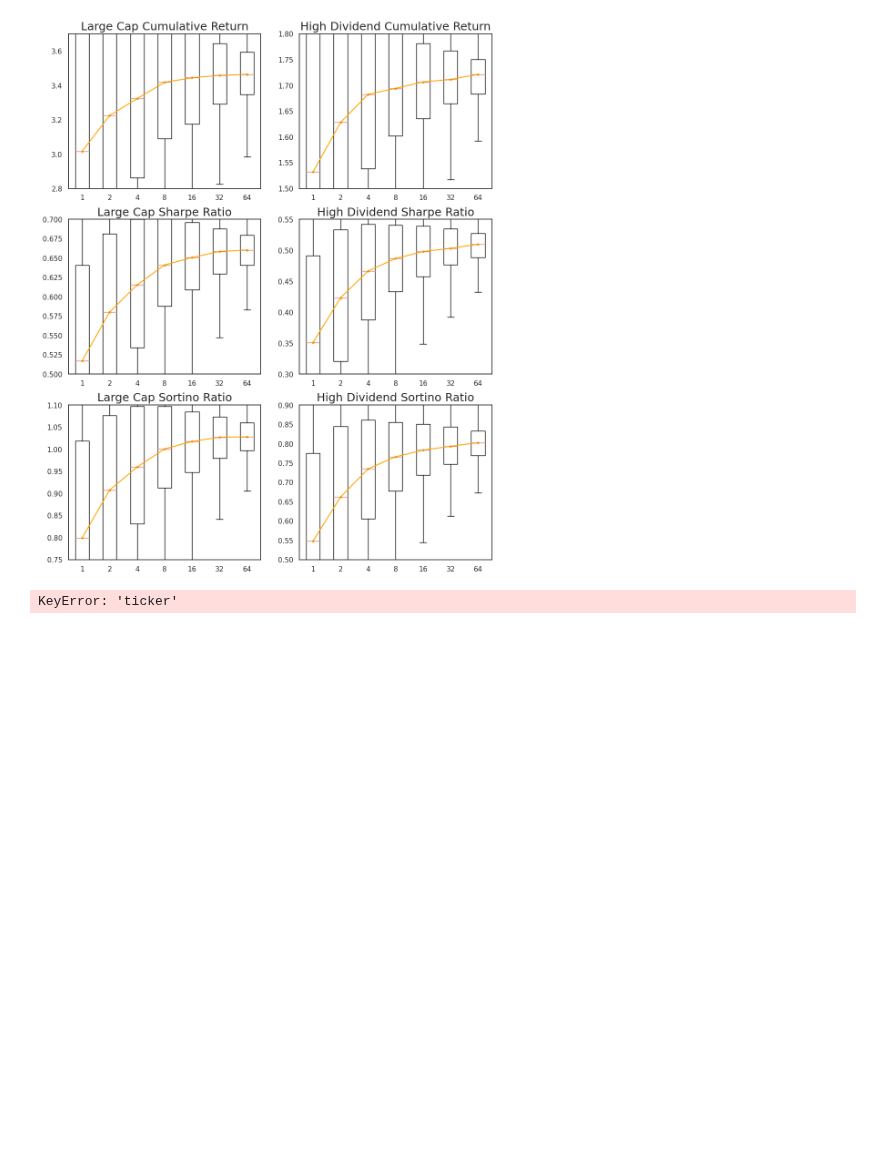
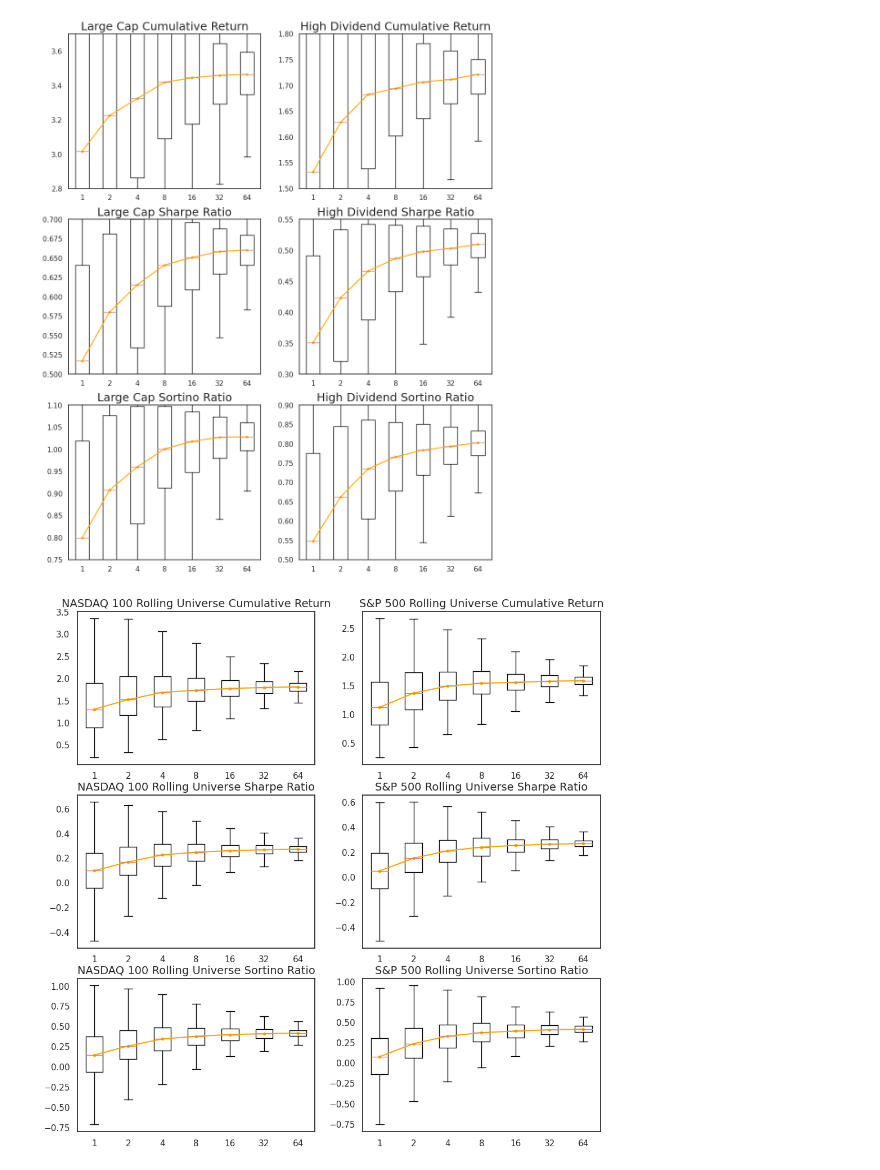
Before and after one commit to DSLwDE/DSLwDE, a Jupyter notebook: ensemble.ipynb, the cells around one changed output. Drawn from its saved outputs; the diff is of its cells as text; code cells hidden in the pictures; blank space fills up the shorter version.

Commit message:
update ensemble experiment visualization

```diff
--- a/ensemble.ipynb
+++ b/ensemble.ipynb
@@ -346,10 +346,8 @@ plt.show()
 # %%
 universes = ['universe7', 'universe8']
 # %%
-universe7_backtest_yearmons, universe7_backtest_data, universe7_missing_mask = preprocess_backtest_data(f'data/universe7.csv', device)
-universe8_backtest_yearmons, universe8_backtest_data, universe8_missing_mask = preprocess_backtest_data(f'data/universe8.csv', device)
+universe7_backtest_yearmons, universe7_backtest_data, universe7_missing_mask = preprocess_backtest_data_rolling_univ(f'data/universe7.csv', device)
+universe8_backtest_yearmons, universe8_backtest_data, universe8_missing_mask = preprocess_backtest_data_rolling_univ(f'data/universe8.csv', device)
-# %% [output]
-KeyError: 'ticker'
 # %%
 directory = 'result/'
 for universe in universes:
@@ -442,8 +440,8 @@ ax.boxplot(data, showfliers = False)
 ax.plot(range(1, 8), [np.median(x) for x in data], marker='o', markersize = markersize, color = 'orange')
 ax.set_xticklabels(num_samples)
 
-ax.set_title('Large Cap Universe Cumulative Return')
-ax.set_ylim(5.5, 6.5)
+ax.set_title('NASDAQ 100 Rolling Universe Cumulative Return', fontdict={'fontsize': 14})
+#ax.set_ylim(5.5, 6.5)
 
 ax = fig.add_subplot(3, 2, 2)
 
@@ -453,8 +451,8 @@ ax.boxplot(data, showfliers = False)
 ax.plot(range(1, 8), [np.median(x) for x in data], marker='o', markersize = markersize, color = 'orange')
 ax.set_xticklabels(num_samples)
 
-ax.set_title('High Dividend Cumulative Return')
-ax.set_ylim(1.2, 1.3)
+ax.set_title('S&P 500 Rolling Universe Cumulative Return', fontdict={'fontsize': 14})
+#ax.set_ylim(1.2, 1.3)
 
 
 ax = fig.add_subplot(3, 2, 3)
@@ -465,45 +463,47 @@ ax.boxplot(data, showfliers = False)
 ax.plot(range(1, 8), [np.median(x) for x in data], marker='o', markersize = markersize, color = 'orange')
 ax.set_xticklabels(num_samples)
 
-ax.set_title('Large Cap Universe Sharpe Ratio')
-ax.set_ylim(0.8, 1.1)
+ax.set_title('NASDAQ 100 Rolling Universe Sharpe Ratio', fontdict={'fontsize': 14})
+#ax.set_ylim(0.8, 1.1)
 
 ax = fig.add_subplot(3, 2, 4)
 
 data = universe8_lstm_ensemble_data_sharpe
 
 ax.boxplot(data, showfliers = False)
 ax.plot(range(1, 8), [np.median(x) for x in data], marker='o', markersize = markersize, color = 'orange')
 ax.set_xticklabels(num_samples)
 
-ax.set_title('High Dividend Sharpe Ratio')
-ax.set_ylim(0.1, 0.25)
+ax.set_title('S&P 500 Rolling Universe Sharpe Ratio', fontdict={'fontsize': 14})
+#ax.set_ylim(0.1, 0.25)
 
 
 ax = fig.add_subplot(3, 2, 5)
 
 data = universe7_lstm_ensemble_data_sortino
 
 ax.boxplot(data, showfliers = False)
 ax.plot(range(1, 8), [np.median(x) for x in data], marker='o', markersize = markersize, color = 'orange')
 ax.set_xticklabels(num_samples)
 
-ax.set_title('Large Cap Universe Sortino Ratio')
-ax.set_ylim(1.25, 1.75)
+ax.set_title('NASDAQ 100 Rolling Universe Sortino Ratio', fontdict={'fontsize': 14})
+#ax.set_ylim(1.25, 1.75)
 
 ax = fig.add_subplot(3, 2, 6)
 
 data = universe8_lstm_ensemble_data_sortino
 
 ax.boxplot(data, showfliers = False)
 ax.plot(range(1, 8), [np.median(x) for x in data], marker='o', markersize = markersize, color = 'orange')
 ax.set_xticklabels(num_samples)
 
-ax.set_title('High Dividend Sortino Ratio')
-ax.set_ylim(0.2, 0.4)
+ax.set_title('S&P 500 Rolling Universe Sortino Ratio', fontdict={'fontsize': 14})
+#ax.set_ylim(0.2, 0.4)
 
 
 plt.show()
+# %% [output]
+[figure, added]
 # %%
 directory = 'result/'
 for universe in universes:
```
Also changed, not shown: parts of 7 cells of this notebook.
